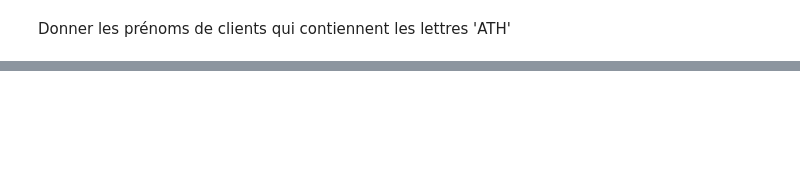
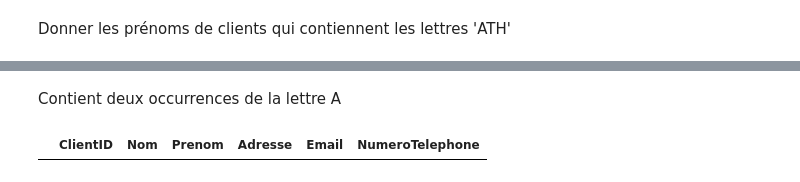
Before and after one commit to LeRoiFou/duckdb, a Jupyter notebook: indexE007_LIKE.ipynb, the cells around one changed output, grey strips where cells are left out. Drawn from its saved outputs; the diff is of its cells as text; code cells hidden in the pictures; blank space fills up the shorter version.

```diff
--- a/indexE007_LIKE.ipynb
+++ b/indexE007_LIKE.ipynb
@@ -162,0 +197,15 @@ conn.execute(
+# %% [markdown]
+Contient deux occurrences de la lettre A
+# %%
+conn.execute(
+    """
+    -- Colonnes récupérées
+    SELECT *
+    -- BD récupérée
+    FROM customers_db
+    -- Filtre
+    WHERE Nom LIKE '%A%A%';
+    """
+).df()
+# %% [output]
+|  | ClientID | Nom | Prenom | Adresse | Email | NumeroTelephone |
```
Also changed, not shown: parts of 13 cells of this notebook, 20 other files.
